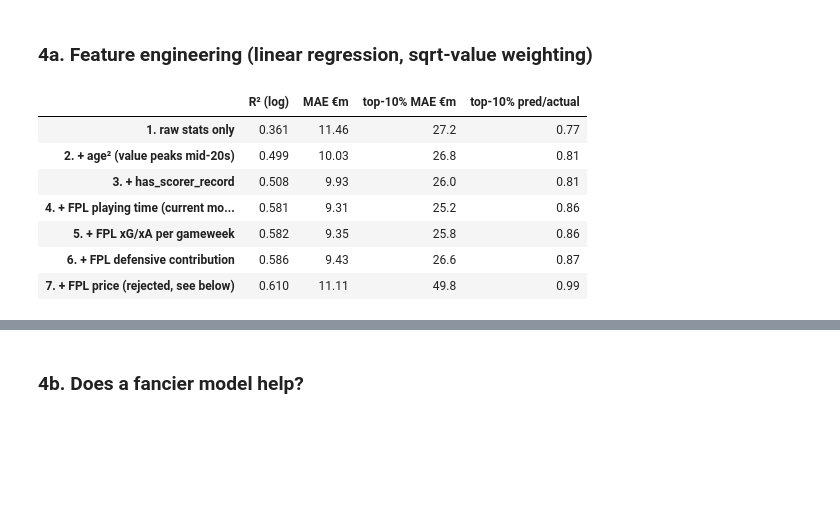
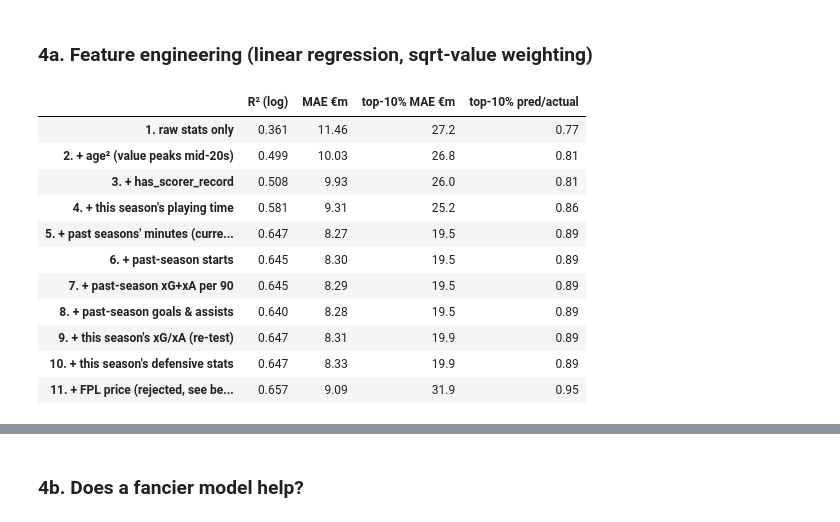
Before and after one commit to mlodyheros/pl-value, a Jupyter notebook: notebooks/01_model_exploration.ipynb, the cells around one changed output, grey strips where cells are left out. Cells and saved outputs as stored; diff of their text form; code cells hidden in the pictures; blank space fills up the shorter version.

```diff
--- a/notebooks/01_model_exploration.ipynb
+++ b/notebooks/01_model_exploration.ipynb
@@ -205,6 +219,10 @@ from sklearn.preprocessing import OneHotEncoder, StandardScaler
 gw = df.fpl_gameweeks.clip(lower=1)
 df["xgi_per_gw"] = (df.fpl_xg + df.fpl_xa) / gw
 df["def_per_gw"] = df.fpl_defensive_contribution / gw
+
+seasons = df.hist_seasons.clip(lower=1)
+df["hist_starts_per_season"] = df.hist_starts / seasons
+df["hist_xgi_per90"] = (df.hist_xg + df.hist_xa) / (df.hist_minutes + 900) * 90  # shrunk
 
 values = df.market_value_eur.to_numpy()
 y_log = np.log1p(values)
@@ -246,26 +264,35 @@ def table(results):
 ### 4a. Feature engineering (linear regression, sqrt-value weighting)
 # %%
 base = ["age", "goals", "assists", "penalties", "appearances"]
+this_season = ["has_fpl_record", "minutes_share", "starts_share"]
+
 sets = {
     "1. raw stats only": base,
     "2. + age² (value peaks mid-20s)": base + ["age_squared"],
     "3. + has_scorer_record": base + ["age_squared", "has_scorer_record"],
-    "4. + FPL playing time (current model)": base + ["age_squared", "has_scorer_record",
-                                                     "has_fpl_record", "minutes_share", "starts_share"],
-    "5. + FPL xG/xA per gameweek": NUMERIC_FEATURES + ["xgi_per_gw"],
-    "6. + FPL defensive contribution": NUMERIC_FEATURES + ["xgi_per_gw", "def_per_gw"],
-    "7. + FPL price (rejected, see below)": NUMERIC_FEATURES + ["fpl_price"],
+    "4. + this season's playing time": base + ["age_squared", "has_scorer_record"] + this_season,
+    "5. + past seasons' minutes (current model)": NUMERIC_FEATURES,
+    "6. + past-season starts": NUMERIC_FEATURES + ["hist_starts_per_season"],
+    "7. + past-season xG+xA per 90": NUMERIC_FEATURES + ["hist_xgi_per90"],
+    "8. + past-season goals & assists": NUMERIC_FEATURES + ["hist_goals", "hist_assists"],
+    "9. + this season's xG/xA (re-test)": NUMERIC_FEATURES + ["xgi_per_gw"],
+    "10. + this season's defensive stats": NUMERIC_FEATURES + ["def_per_gw"],
+    "11. + FPL price (rejected, see below)": NUMERIC_FEATURES + ["fpl_price"],
 }
 table({name: cv_eval(cols) for name, cols in sets.items()})
 # %% [output]
 |  | R² (log) | MAE €m | top-10% MAE €m | top-10% pred/actual |
 | 1. raw stats only | 0.361 | 11.46 | 27.2 | 0.77 |
 | 2. + age² (value peaks mid-20s) | 0.499 | 10.03 | 26.8 | 0.81 |
 | 3. + has_scorer_record | 0.508 | 9.93 | 26.0 | 0.81 |
-| 4. + FPL playing time (current mo... | 0.581 | 9.31 | 25.2 | 0.86 |
-| 5. + FPL xG/xA per gameweek | 0.582 | 9.35 | 25.8 | 0.86 |
-| 6. + FPL defensive contribution | 0.586 | 9.43 | 26.6 | 0.87 |
-| 7. + FPL price (rejected, see below) | 0.610 | 11.11 | 49.8 | 0.99 |
+| 4. + this season's playing time | 0.581 | 9.31 | 25.2 | 0.86 |
+| 5. + past seasons' minutes (curre... | 0.647 | 8.27 | 19.5 | 0.89 |
+| 6. + past-season starts | 0.645 | 8.30 | 19.5 | 0.89 |
+| 7. + past-season xG+xA per 90 | 0.645 | 8.29 | 19.5 | 0.89 |
+| 8. + past-season goals & assists | 0.640 | 8.28 | 19.5 | 0.89 |
+| 9. + this season's xG/xA (re-test) | 0.647 | 8.31 | 19.9 | 0.89 |
+| 10. + this season's defensive stats | 0.647 | 8.33 | 19.9 | 0.89 |
+| 11. + FPL price (rejected, see be... | 0.657 | 9.09 | 31.9 | 0.95 |
 # %% [markdown]
 What to take from this:
 
```
Also changed, not shown: parts of 15 cells of this notebook, 11 other files.
